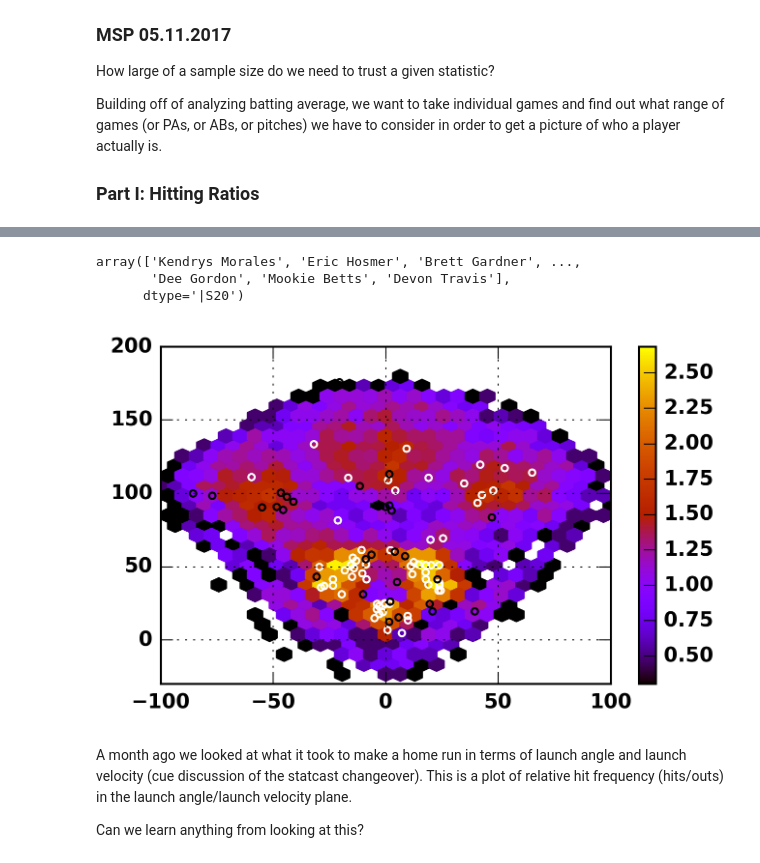
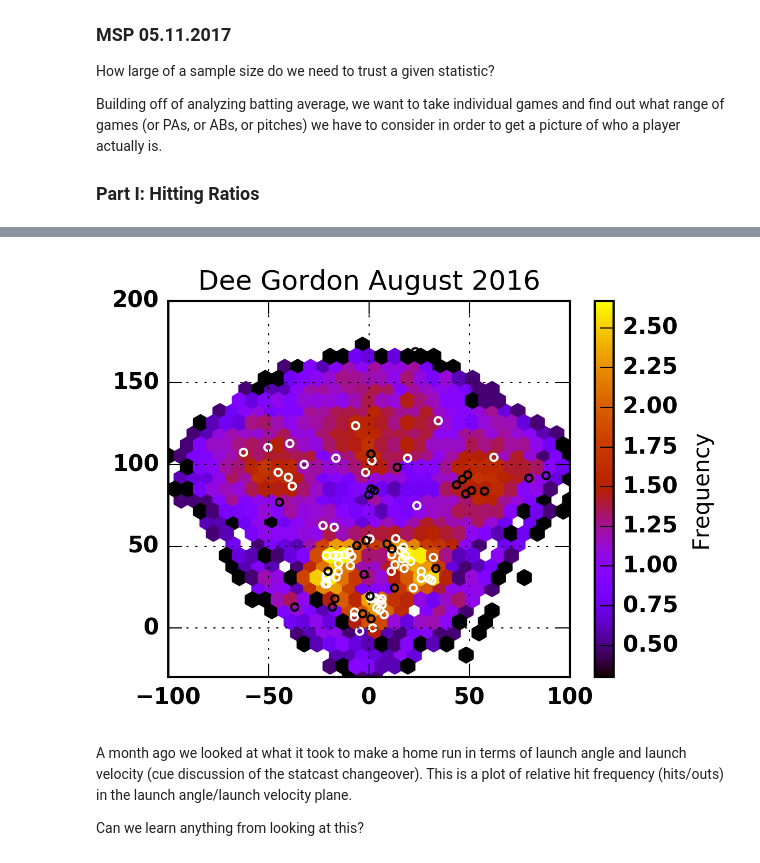
Before and after one commit to fantasy-toolz/2017-MLB-Analysis, a Jupyter notebook: stabilization_notebooks/Stat-Stabilization-I.ipynb, the cells around one changed output, grey strips where cells are left out. Cells and saved outputs as stored; diff of their text form; code cells hidden in the pictures.

```diff
--- a/stabilization_notebooks/Stat-Stabilization-I.ipynb
+++ b/stabilization_notebooks/Stat-Stabilization-I.ipynb
@@ -113,12 +113,6 @@ def read_statcast_data(infile):
 AugustHits = read_statcast_data('../batting_notebooks/2016Batting/August2016Hits.csv')
 
 AugustOuts = read_statcast_data('../batting_notebooks/2016Batting/August2016Outs.csv')
-# %%
-AugustOuts['player_name']
-# %% [output]
-array(['Kendrys Morales', 'Eric Hosmer', 'Brett Gardner', ...,
-       'Dee Gordon', 'Mookie Betts', 'Devon Travis'],
-      dtype='|S20')
 # %%
 
 ghits = np.where( (AugustHits['launch_speed'] != 90) | (AugustHits['launch_angle'] > 0))[0]
@@ -133,36 +127,40 @@ ohits = np.where( (AugustHits['player_name']=='Dee Gordon'))
 
 
 xbnds = np.array([-100.,100.])
 ybnds = np.array([-30.,200.])
 extent = [xbnds[0],xbnds[1],ybnds[0],ybnds[1]]
 
-fig=plt.figure(figsize=(5,3))
+fig=plt.figure(figsize=(4,3))
 ax = fig.add_subplot(111)
 #x, y = points.T
 # Set gridsize just to make them visually large
 image = plt.hexbin(AugustOuts['hc_x']-125.4,197.3-AugustOuts['hc_y'],cmap=plt.cm.gnuplot,gridsize=31,extent=extent,mincnt=1,bins='log')
 
 plt.scatter(AugustOuts['hc_x'][ghits]-125.4,197.3-AugustOuts['hc_y'][ghits],facecolor='none',edgecolor='white',s=10.)
 
-plt.scatter(AugustHits['hc_x'][ohits]-125.4,204.AugustHits['hc_y'][ohits],facecolor='none',edgecolor='black',s=10.)
+plt.scatter(AugustHits['hc_x'][ohits]-125.4,197.3-AugustHits['hc_y'][ohits],facecolor='none',edgecolor='black',s=10.)
 
 
 # Note that mincnt=1 adds 1 to each count
 counts = image.get_array()
 ncnts = np.count_nonzero(np.power(10,counts))
 verts = image.get_offsets()
 #for offc in xrange(verts.shape[0]):
 #    binx,biny = verts[offc][0],verts[offc][1]
 #    if counts[offc]:
 #        plt.plot(binx,biny,'k.',zorder=100)
 
 ax.set_xlim(xbnds)
 ax.set_ylim(ybnds)
+
+plt.title('Dee Gordon August 2016')
+
 plt.grid(True)
 cb = plt.colorbar(image,spacing='uniform')#,extend='max')
+cb.set_label('Frequency')
 plt.show()
 # %% [output]
-[figure, old version]
+[figure, new version]
 # %% [markdown]
 A month ago we looked at what it took to make a home run in terms of launch angle and launch velocity (cue discussion of the statcast changeover). This is a plot of relative hit frequency (hits/outs) in the launch angle/launch velocity plane.
 
```
Also changed, not shown: 2 other files.
